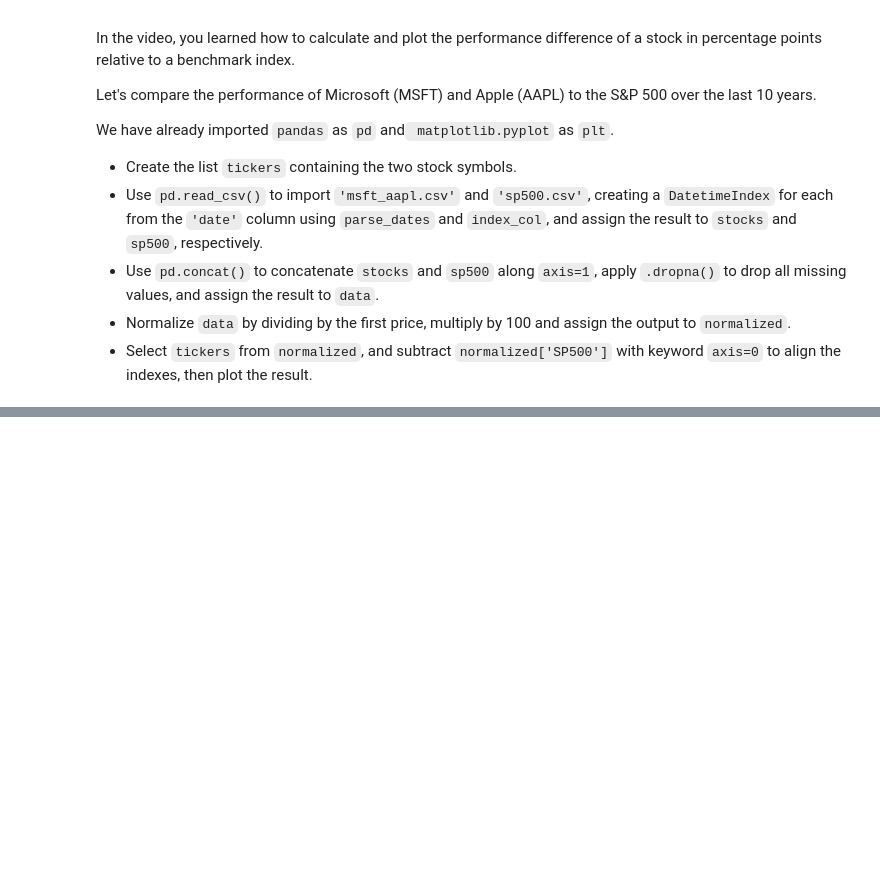
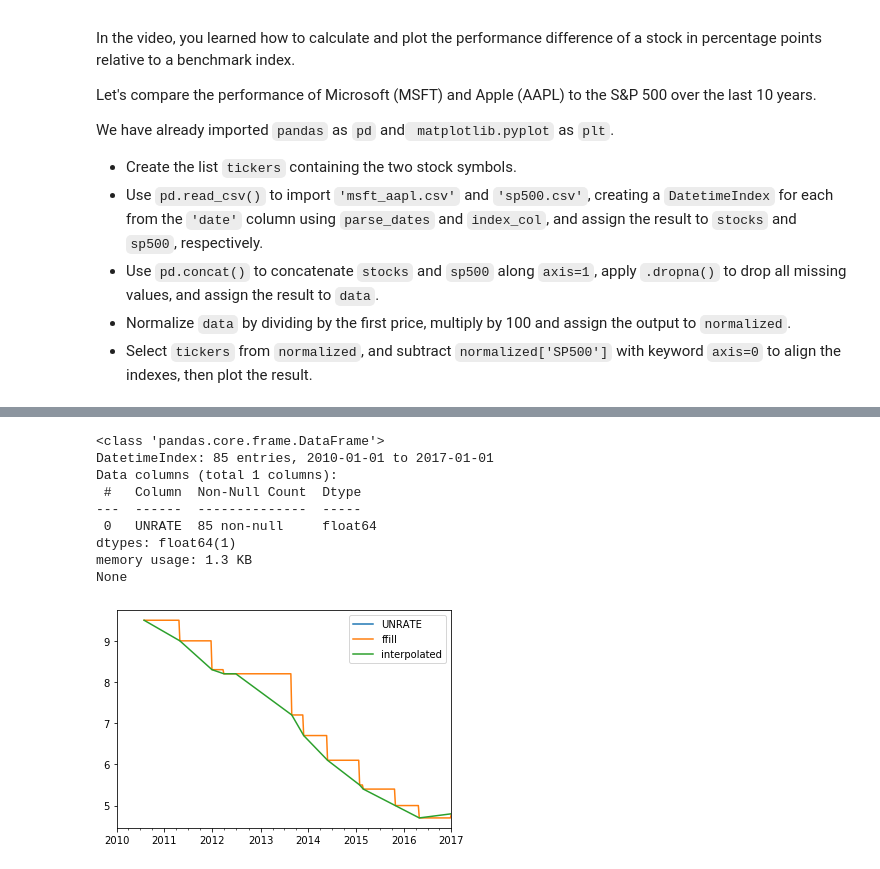
Before and after one commit to AI-MOO/Time_Series_Datacamp, a Jupyter notebook: 01_Manipulating_Time_Series_Data_in_Python/02_Basic_Time_Series_Metrics_and_Resampling.ipynb, the cells around one changed output, grey strips where cells are left out. Cells and saved outputs as stored; diff of their text form; code cells hidden in the pictures; blank space fills up the shorter version.

```diff
--- a/01_Manipulating_Time_Series_Data_in_Python/02_Basic_Time_Series_Metrics_and_Resampling.ipynb
+++ b/01_Manipulating_Time_Series_Data_in_Python/02_Basic_Time_Series_Metrics_and_Resampling.ipynb
@@ -97,0 +220,29 @@ We have already imported `pandas` as `pd` and` matplotlib.pyplot` as `plt`.
+# %%
+monthly = pd.read_csv("datasets/unrate.csv", parse_dates=['DATE'], index_col='DATE')
+ # Inspect data here
+print(monthly.info())
+
+# Create weekly dates
+weekly_dates = pd.date_range(start=monthly.index.min(), end=monthly.index.max(), freq='W')
+
+# Reindex monthly to weekly data
+weekly = monthly.reindex(weekly_dates)
+
+# Create ffill and interpolated columns
+weekly['ffill'] = weekly.UNRATE.ffill()
+weekly['interpolated'] = weekly.UNRATE.interpolate()
+
+# Plot weekly
+weekly.plot()
+plt.show()
+# %% [output]
+<class 'pandas.core.frame.DataFrame'>
+DatetimeIndex: 85 entries, 2010-01-01 to 2017-01-01
+Data columns (total 1 columns):
+ #   Column  Non-Null Count  Dtype
+---  ------  --------------  -----
+ 0   UNRATE  85 non-null     float64
+dtypes: float64(1)
+memory usage: 1.3 KB
+None
+[figure, added]
```
Also changed, not shown: parts of 17 cells of this notebook.
